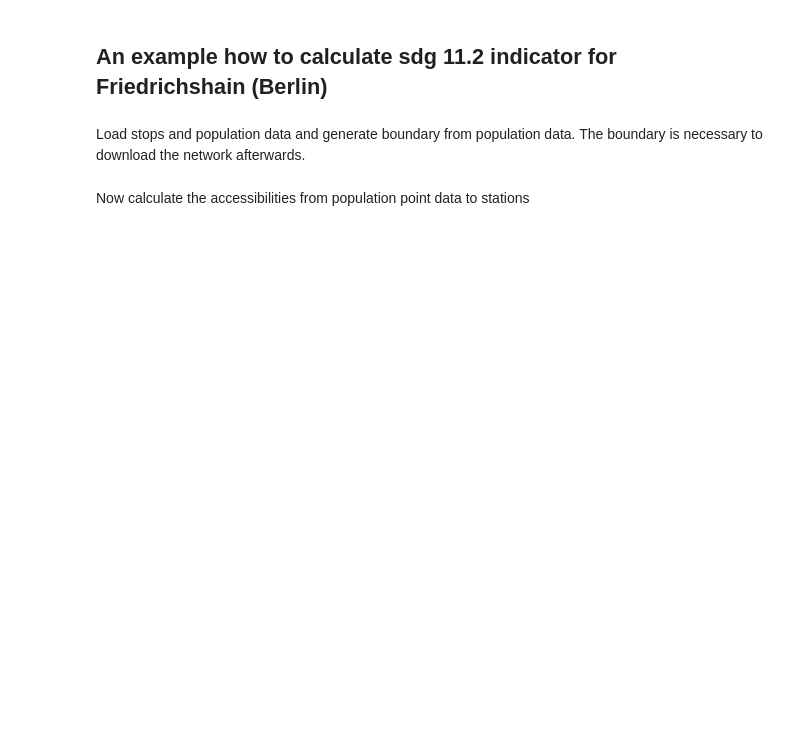
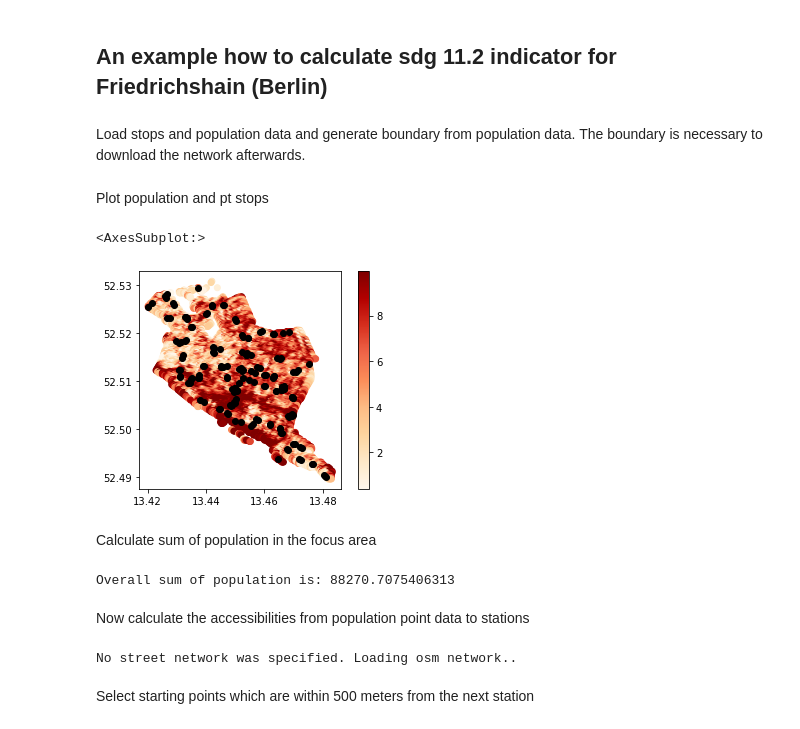
Before and after one commit to DLR-VF/PtAC, a Jupyter notebook: examples/friedrichshain_example.ipynb, the cells around one changed output. Cells and saved outputs as stored; diff of their text form; code cells hidden in the pictures; blank space fills up the shorter version.

```diff
--- a/examples/friedrichshain_example.ipynb
+++ b/examples/friedrichshain_example.ipynb
@@ -14,6 +15,22 @@ The boundary is necessary to download the network afterwards.
 stops = gpd.read_file(project_path + "/data/pt_example.gpkg")
 population_points = gpd.read_file(project_path + "/data/population_example.gpkg")
 boundary_gdf = gpd.GeoDataFrame(index=[0], crs='epsg:4326', geometry=[population_points.unary_union.convex_hull])
+# %% [markdown]
+Plot population and pt stops
+# %%
+ax = population_points.plot(column= "pop", cmap='OrRd', legend=True)
+stops.plot(color="black", ax=ax)
+# %% [output]
+<AxesSubplot:>
+[figure, added]
+# %% [markdown]
+Calculate sum of population in the focus area
+# %%
+population_sum = population_points["pop"].sum()
+
+print(f"Overall sum of population is: {population_sum}")
+# %% [output]
+Overall sum of population is: 88270.7075406313
 # %% [markdown]
 Now calculate the accessibilities from population point data to stations
 # %%
@@ -21,5 +38,9 @@ accessibility_output = accessibility.distance_to_closest(start_geometries=popula
                                   destination_geometries=stops,
                                   boundary_geometries=boundary_gdf,
                                   epsg=25833,
-                                  network_exists=True,
+                                  network_exists=False,
                                   verbose=5)
+# %% [output]
+No street network was specified. Loading osm network..
+# %% [markdown]
+Select starting points which are within 500 meters from the next station
```
Also changed, not shown: parts of 7 cells of this notebook, 4 other files.
